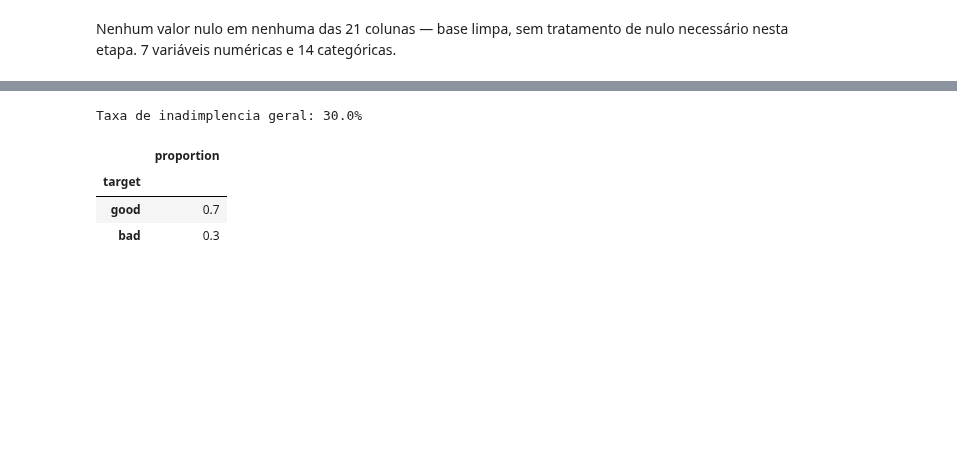
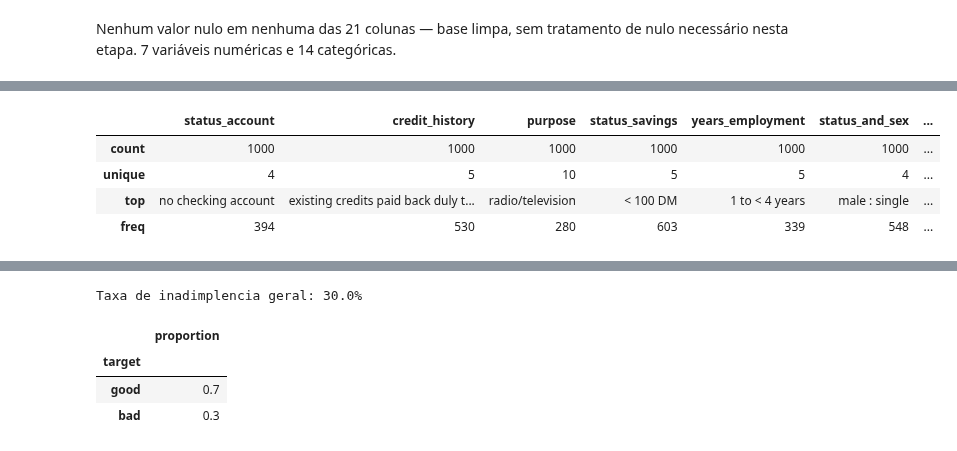
Before and after one commit to Gabriel-Roledo-ds/German_Credit-Scorecard_e_Politica_de_Credito, a Jupyter notebook: German_Credit.ipynb, the cells around one changed output, grey strips where cells are left out. Drawn from its saved outputs; the diff is of its cells as text; code cells hidden in the pictures; blank space fills up the shorter version.

```diff
--- a/German_Credit.ipynb
+++ b/German_Credit.ipynb
@@ -95,0 +159,8 @@ Nenhum valor nulo em nenhuma das 21 colunas — base limpa, sem tratamento de nu
+# %%
+df.describe(include='object')
+# %% [output]
+|  | status_account | credit_history | purpose | status_savings | years_employment | status_and_sex | ... |
+| count | 1000 | 1000 | 1000 | 1000 | 1000 | 1000 | ... |
+| unique | 4 | 5 | 10 | 5 | 5 | 4 | ... |
+| top | no checking account | existing credits paid back duly t... | radio/television | < 100 DM | 1 to < 4 years | male : single | ... |
+| freq | 394 | 530 | 280 | 603 | 339 | 548 | ... |
```
Also changed, not shown: parts of 30 cells of this notebook.
